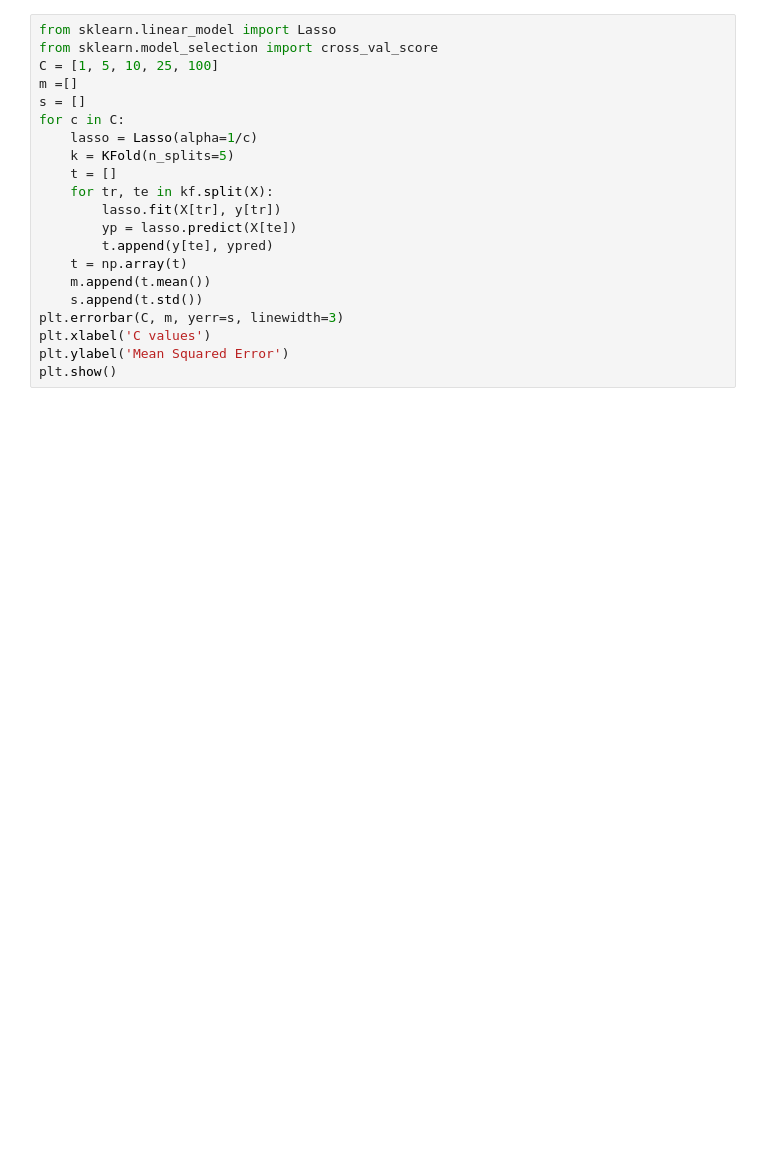
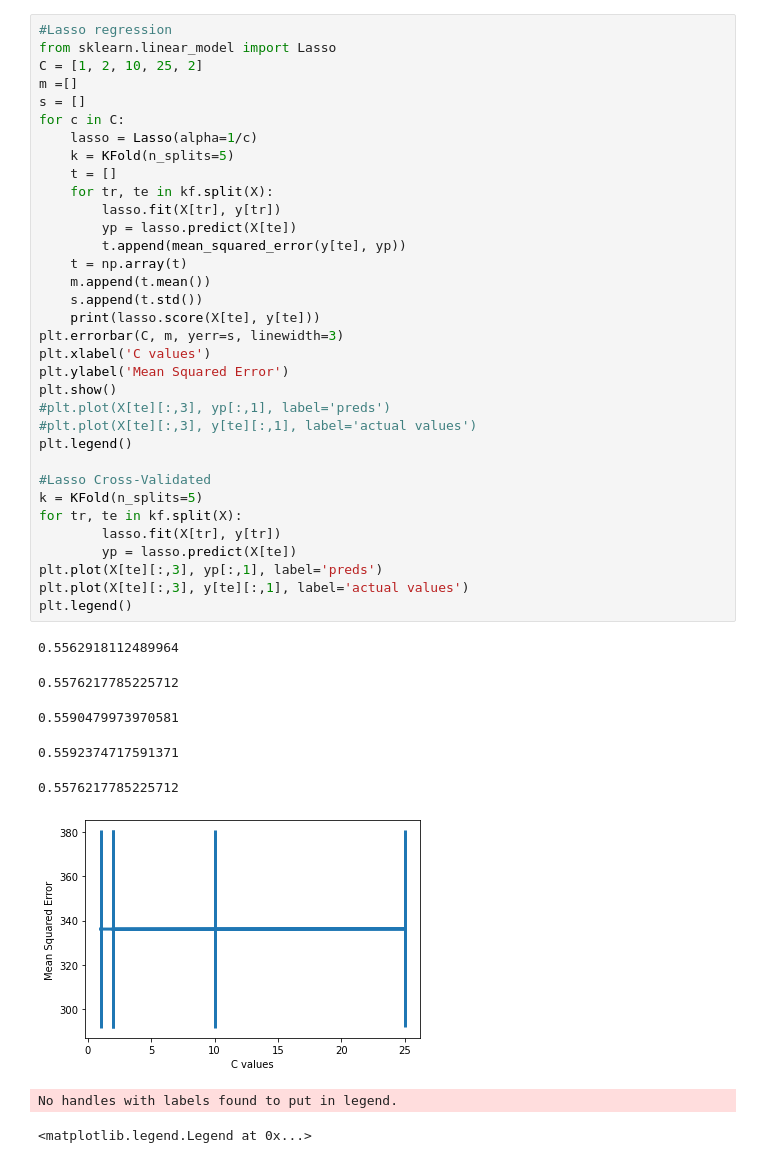
Before and after one commit to Josefa4/Weather, a Jupyter notebook: Weather Patterns.ipynb, the cells around one changed output. Cells and saved outputs as stored; diff of their text form; blank space fills up the shorter version.

Commit message:
Full Lasso Implemented

```diff
--- a/Weather Patterns.ipynb
+++ b/Weather Patterns.ipynb
@@ -226,21 +152,43 @@ Canvas(toolbar=Toolbar(toolitems=[('Home', 'Reset original view', 'home', 'home'
 # %%
+#Lasso regression
 from sklearn.linear_model import Lasso
-from sklearn.model_selection import cross_val_score
-C = [1, 5, 10, 25, 100]
+C = [1, 2, 10, 25, 2]
 m =[]
 s = []
 for c in C:
     lasso = Lasso(alpha=1/c)
     k = KFold(n_splits=5)
     t = []
     for tr, te in kf.split(X):
         lasso.fit(X[tr], y[tr])
         yp = lasso.predict(X[te])
-        t.append(y[te], ypred)
+        t.append(mean_squared_error(y[te], yp))
     t = np.array(t)
     m.append(t.mean())
     s.append(t.std())
+    print(lasso.score(X[te], y[te]))
 plt.errorbar(C, m, yerr=s, linewidth=3)
 plt.xlabel('C values')
 plt.ylabel('Mean Squared Error')
 plt.show()
+#plt.plot(X[te][:,3], yp[:,1], label='preds')
+#plt.plot(X[te][:,3], y[te][:,1], label='actual values')
+plt.legend()
+
+#Lasso Cross-Validated
+k = KFold(n_splits=5)
+for tr, te in kf.split(X):
+        lasso.fit(X[tr], y[tr])
+        yp = lasso.predict(X[te])
+plt.plot(X[te][:,3], yp[:,1], label='preds')
+plt.plot(X[te][:,3], y[te][:,1], label='actual values')
+plt.legend()
+# %% [output]
+0.5562918112489964
+0.5576217785225712
+0.5590479973970581
+0.5592374717591371
+0.5576217785225712
+[figure, added]
+No handles with labels found to put in legend.
+<matplotlib.legend.Legend at 0x...>
```
Also changed, not shown: parts of 6 cells of this notebook.
